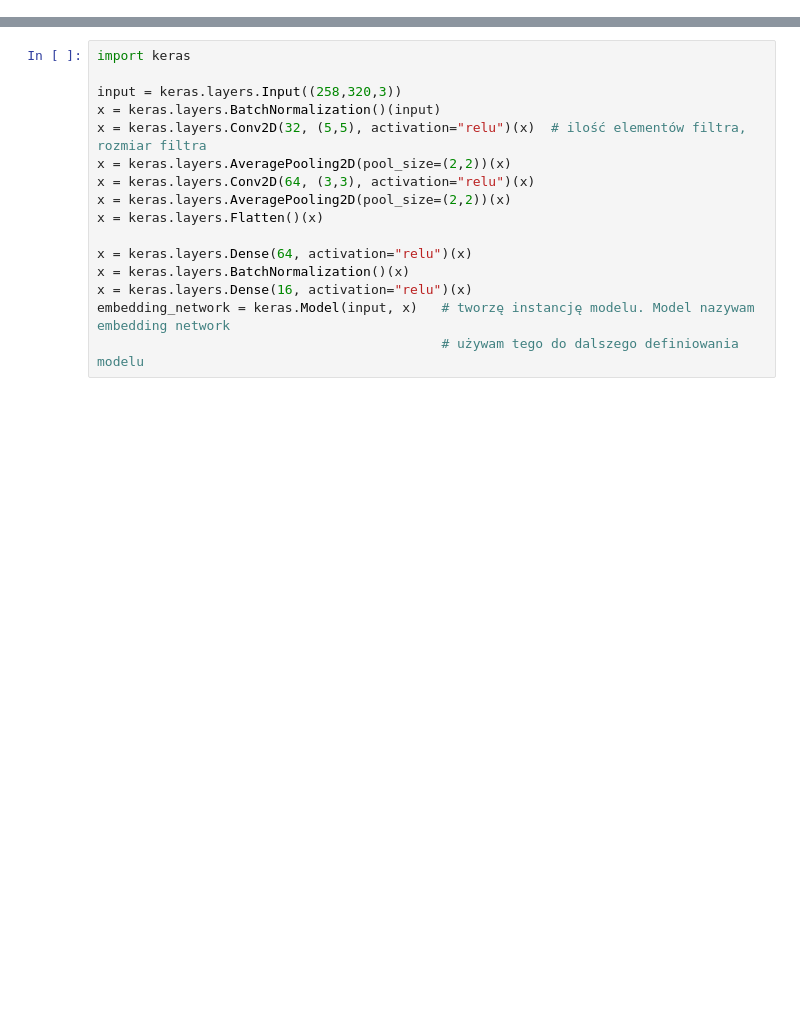
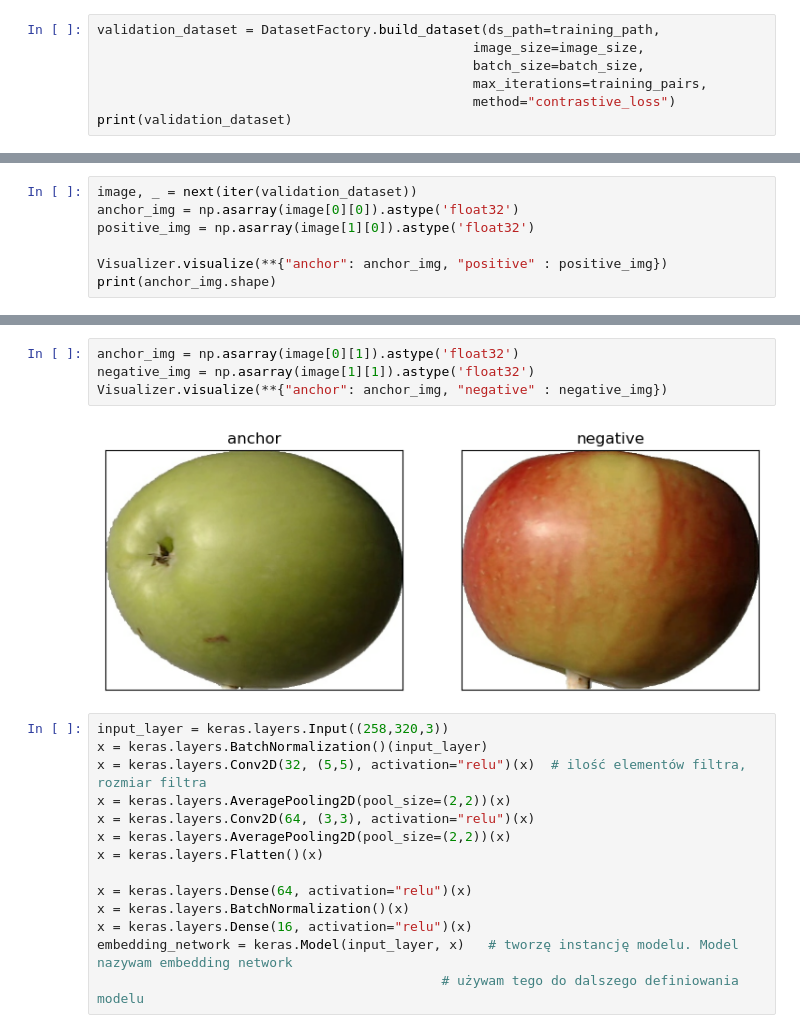
Before and after one commit to c100rczyk/Team_project_PWR, a Jupyter notebook: Contrastive_loss.ipynb, the cells around one changed output, grey strips where cells are left out. Cells and saved outputs as stored; diff of their text form; blank space fills up the shorter version.

```diff
--- a/Contrastive_loss.ipynb
+++ b/Contrastive_loss.ipynb
@@ -59,0 +49,7 @@ Etykieta: 1
+# %%
+validation_dataset = DatasetFactory.build_dataset(ds_path=training_path,
+                                                image_size=image_size,
+                                                batch_size=batch_size,
+                                                max_iterations=training_pairs,
+                                                method="contrastive_loss")
+print(validation_dataset)
@@ -59,0 +58,7 @@ Etykieta: 1
+# %%
+image, _ = next(iter(validation_dataset))
+anchor_img = np.asarray(image[0][0]).astype('float32')
+positive_img = np.asarray(image[1][0]).astype('float32')
+
+Visualizer.visualize(**{"anchor": anchor_img, "positive" : positive_img})
+print(anchor_img.shape)
@@ -60,8 +68,12 @@ Etykieta: 1
+# %%
+anchor_img = np.asarray(image[0][1]).astype('float32')
+negative_img = np.asarray(image[1][1]).astype('float32')
+Visualizer.visualize(**{"anchor": anchor_img, "negative" : negative_img})
+# %% [output]
+[figure, added]
 # %%
-import keras
-
-input = keras.layers.Input((258,320,3))
-x = keras.layers.BatchNormalization()(input)
+input_layer = keras.layers.Input((258,320,3))
+x = keras.layers.BatchNormalization()(input_layer)
 x = keras.layers.Conv2D(32, (5,5), activation="relu")(x)  # ilość elementów filtra, rozmiar filtra
 x = keras.layers.AveragePooling2D(pool_size=(2,2))(x)
 x = keras.layers.Conv2D(64, (3,3), activation="relu")(x)
@@ -71,6 +83,6 @@ x = keras.layers.Flatten()(x)
 x = keras.layers.Dense(64, activation="relu")(x)
 x = keras.layers.BatchNormalization()(x)
 x = keras.layers.Dense(16, activation="relu")(x)
-embedding_network = keras.Model(input, x)   # tworzę instancję modelu. Model nazywam embedding network
+embedding_network = keras.Model(input_layer, x)   # tworzę instancję modelu. Model nazywam embedding network
                                             # używam tego do dalszego definiowania modelu
 # %%
```
Also changed, not shown: parts of 18 cells of this notebook, 11 other files.
